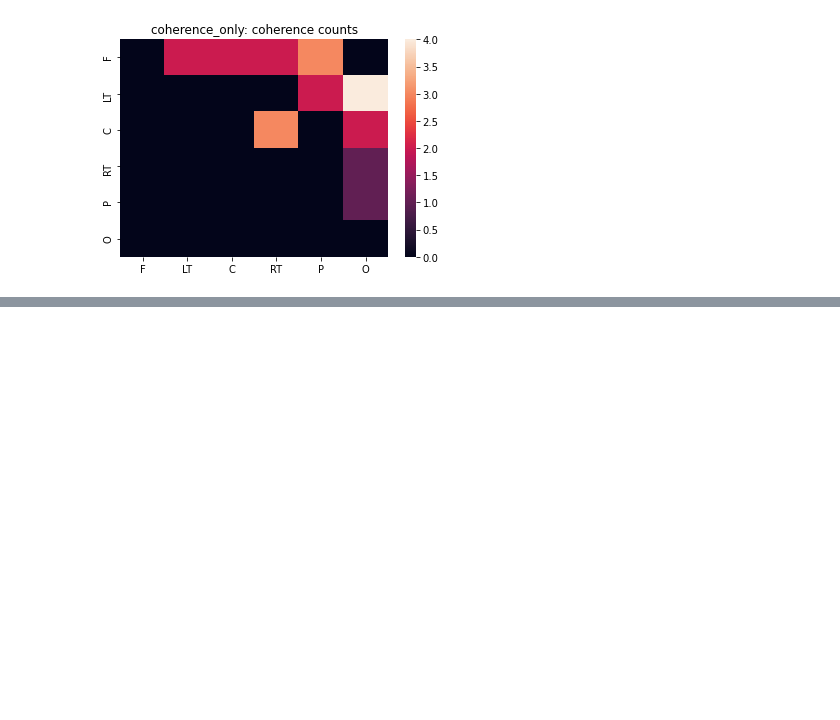
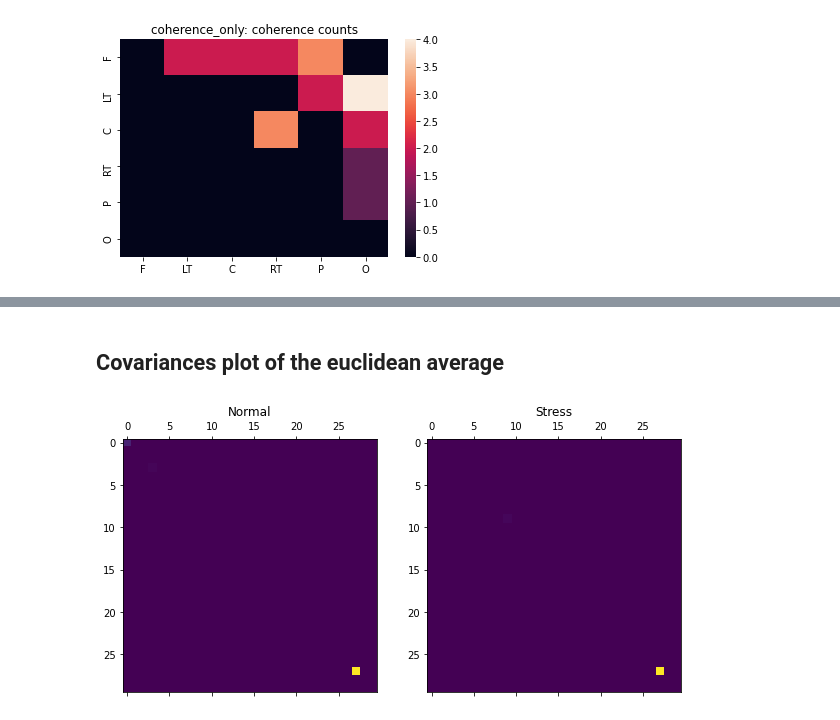
Before and after one commit to hundredball/Classroom_stress, a Jupyter notebook: data_analysis.ipynb, the cells around one changed output, grey strips where cells are left out. Cells and saved outputs as stored; diff of their text form; code cells hidden in the pictures; blank space fills up the shorter version.

```diff
--- a/data_analysis.ipynb
+++ b/data_analysis.ipynb
@@ -1084,0 +1089,16 @@ plt.savefig('./results/L1_%s/coherence_heatmap.png'%(feature))
+# %%
+size = 1000
+np.random.seed()
+
+X_seed = np.random.normal(0, 1, size)
+X1 = X_seed + np.random.normal(0, .1, size)
+X2 = 2*X_seed + np.random.normal(0, .1, size)
+X3 = X_seed + np.random.normal(0, .1, size)
+
+Y = X1+2*X2+X3 + np.random.normal(0, 1, size)
+X = np.array([X1, X2, X3]).T
+# %%
+rgrs = [LinearRegression(), Lasso(), Ridge()]
+for i, rgr in enumerate(rgrs):
+    rgr.fit(X,Y)
+    print('%d: %s'%(i, rgr.coef_))
@@ -1084,0 +1115,4 @@ plt.savefig('./results/L1_%s/coherence_heatmap.png'%(feature))
+# %%
+EEG_list, labels, df_all = dataloader.read_data(label_format=2, data_folder='bp_ica_only')
+data = preprocessing.StressData(EEG_list, labels, df_all)
+cov = data.get_covariance()
@@ -1084,0 +1175,12 @@ plt.savefig('./results/L1_%s/coherence_heatmap.png'%(feature))
+# %% [markdown]
+## Covariances plot of the euclidean average
+# %%
+fig, axs = plt.subplots(1, 2, figsize=(10,6))
+for i, label_i in enumerate(['Normal', 'Stress']):
+    label_ids = np.where(data.labels==i)[0]
+    sign_cov_mat = cov[label_ids]
+    mean_cov = np.mean(sign_cov_mat, axis=0)
+    axs[i].matshow(mean_cov)
+    axs[i].title.set_text(label_i)
+# %% [output]
+[figure, added]
```
Also changed, not shown: parts of 11 cells of this notebook, 2 other files.
